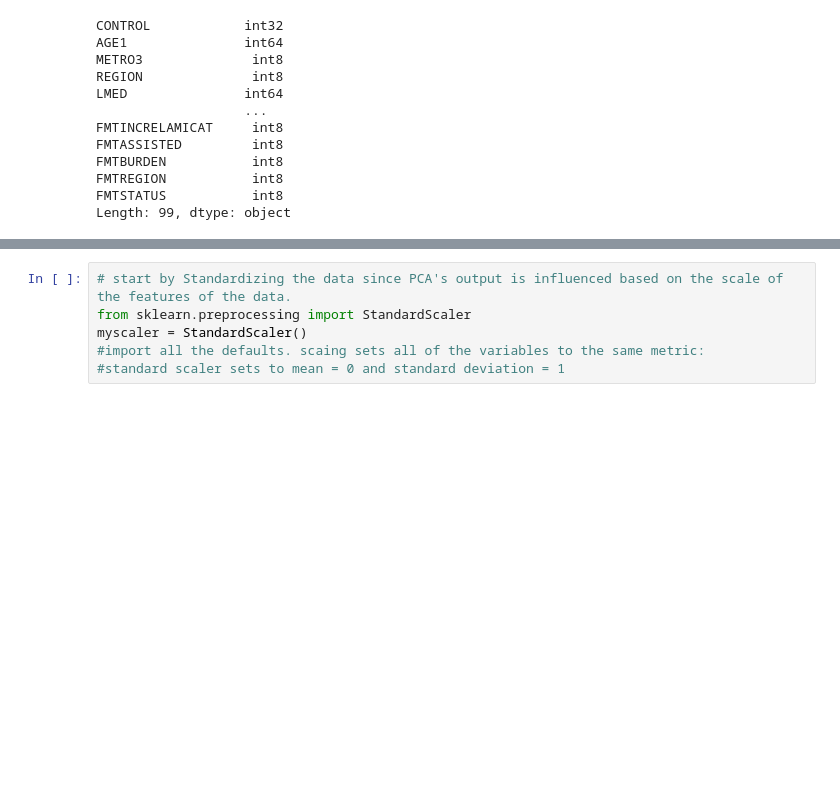
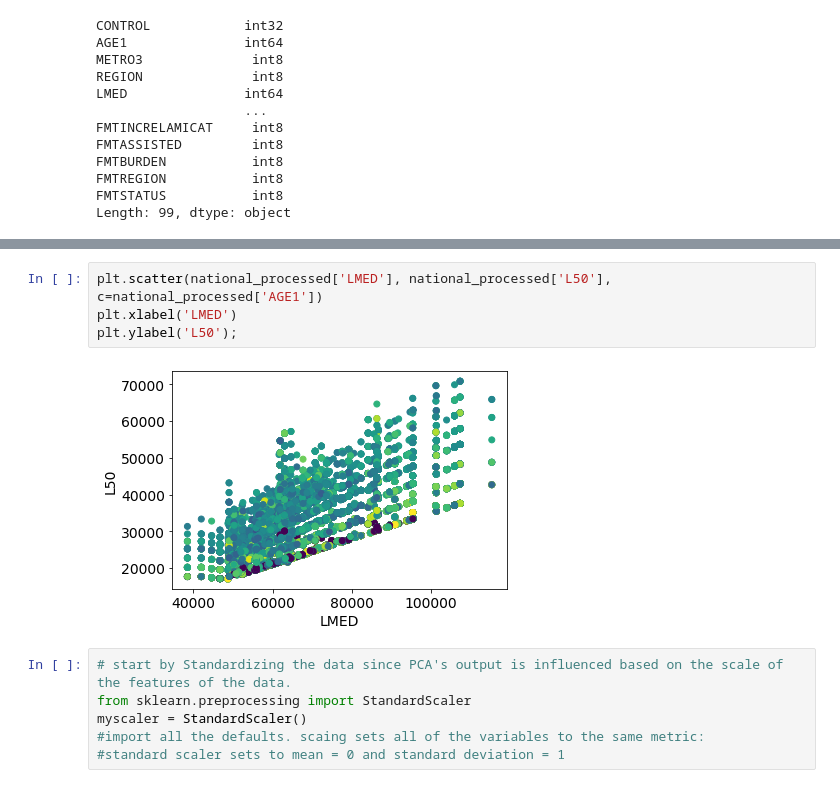
Before and after one commit to Khislatz/DS-Unit-1-Sprint-3-Linear-Algebra, a Jupyter notebook: module3-dimensionality-reduction/Khislat_Zhuraeva_LS_DS_133_High_Dimensional_Data_Assignment.ipynb, the cells around one changed output, grey strips where cells are left out. Drawn from its saved outputs; the diff is of its cells as text; blank space fills up the shorter version.

```diff
--- a/module3-dimensionality-reduction/Khislat_Zhuraeva_LS_DS_133_High_Dimensional_Data_Assignment.ipynb
+++ b/module3-dimensionality-reduction/Khislat_Zhuraeva_LS_DS_133_High_Dimensional_Data_Assignment.ipynb
@@ -478,3 +486,9 @@ Length: 99, dtype: object
+# %%
+plt.scatter(national_processed['LMED'], national_processed['L50'], c=national_processed['AGE1'])
+plt.xlabel('LMED')
+plt.ylabel('L50');
+# %% [output]
+[figure, added]
 # %%
 # start by Standardizing the data since PCA's output is influenced based on the scale of the features of the data.
 from sklearn.preprocessing import StandardScaler
```
Also changed, not shown: parts of 11 cells of this notebook.
